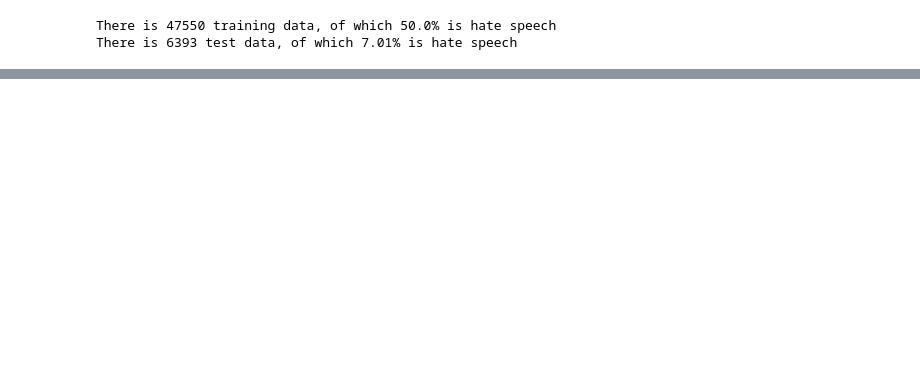
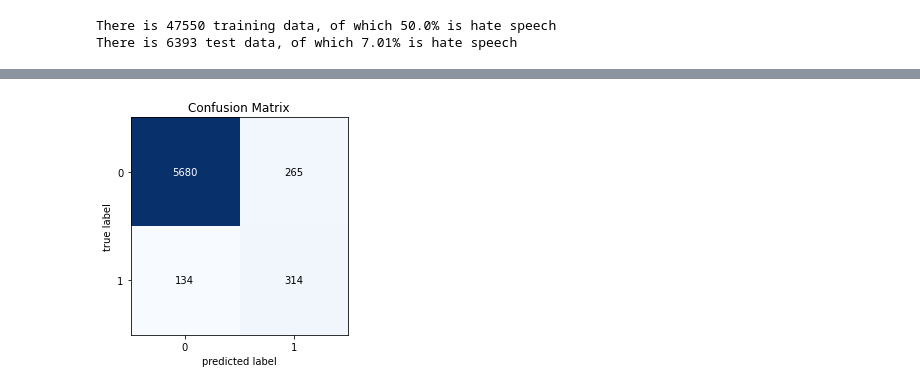
Before and after one commit to Aaron9812/Data_mining, a Jupyter notebook: src/models/Naive_Bayes.ipynb, the cells around one changed output, grey strips where cells are left out. Drawn from its saved outputs; the diff is of its cells as text; code cells hidden in the pictures; blank space fills up the shorter version.

```diff
--- a/src/models/Naive_Bayes.ipynb
+++ b/src/models/Naive_Bayes.ipynb
@@ -260,10 +258,14 @@ hate: people politics racist black like libtard white trump amp user
 # %% [markdown]
 # Upsample
 # %%
-# Train TFIDF BEFORE upsampling
+# Train vectorizer BEFORE upsampling
 tf = text.TfidfVectorizer(stop_words='english')
+X_tf_vec = tf.fit(df['tweet'])
+#X_tf_vec = tf.fit(df['no_user'])
 
-X_vec = tf.fit(df['tweet'])
+co = text.CountVectorizer(stop_words='english')
+X_co_vec = co.fit(df['tweet'])
+#X_co_vec = co.fit(df['no_user'])
 # %%
 # Prepare Split data
 y = df['label']
@@ -304,10 +325,17 @@ Name: label, dtype: int64
 # %%
-# create tfidf embeddings
+# create embeddings
 
-X_train = X_vec.transform(df_train_up['tweet'])
-X_test = X_vec.transform(df_test['tweet'])
+# tfifd
+Xt_train = X_tf_vec.transform(df_train_up['tweet'])
+Xt_test = X_tf_vec.transform(df_test['tweet'])
+
+# count vectorizer
+Xc_train = X_co_vec.transform(df_train_up['tweet'])
+Xc_test = X_co_vec.transform(df_test['tweet'])
+
+# labels
 y_train = df_train_up['label']
 y_test = df_test['label']
 
-print(X_train.shape)
+print(Xt_train.shape)
 # %% [output]
@@ -320,11 +348,21 @@ print('There is {} test data, of which {}% is hate speech '.format(df_test['labe
 There is 47550 training data, of which 50.0% is hate speech
 There is 6393 test data, of which 7.01% is hate speech
 # %%
+# TF-IDF
 # Multi-variate Bernoulli Naive Bayes
 bnb = ms.GridSearchCV(nb.BernoulliNB(), param_grid={'alpha':np.logspace(-2., 2., 50)})
-bnb.fit(X_train, y_train);
+bnb.fit(Xt_train, y_train);
 
 # Multinominal Naive Bayes
 mnb = ms.GridSearchCV(nb.MultinomialNB(), param_grid={'alpha':np.logspace(-2., 2., 50)})
-mnb.fit(X_train, y_train);
+mnb.fit(Xt_train, y_train);
+
+# Count Vectorizer
+# Multi-variate Bernoulli Naive Bayes
+cbnb = ms.GridSearchCV(nb.BernoulliNB(), param_grid={'alpha':np.logspace(-2., 2., 50)})
+cbnb.fit(Xc_train, y_train);
+
+# Multinominal Naive Bayes
+cmnb = ms.GridSearchCV(nb.MultinomialNB(), param_grid={'alpha':np.logspace(-2., 2., 50)})
+cmnb.fit(Xc_train, y_train);
 # %%
@@ -346,7 +399,9 @@ F1 Score: 0.614
 # %%
 # Confusion-Matrix
-cm = confusion_matrix(y_test, mnb.predict(X_test))
+cm = confusion_matrix(y_test, cmnb.predict(Xc_test))
 
 fig, ax = plot_confusion_matrix(conf_mat=cm)
 plt.title("Confusion Matrix")
 plt.show()
+# %% [output]
+[figure, added]
```
Also changed, not shown: parts of 6 cells of this notebook.
